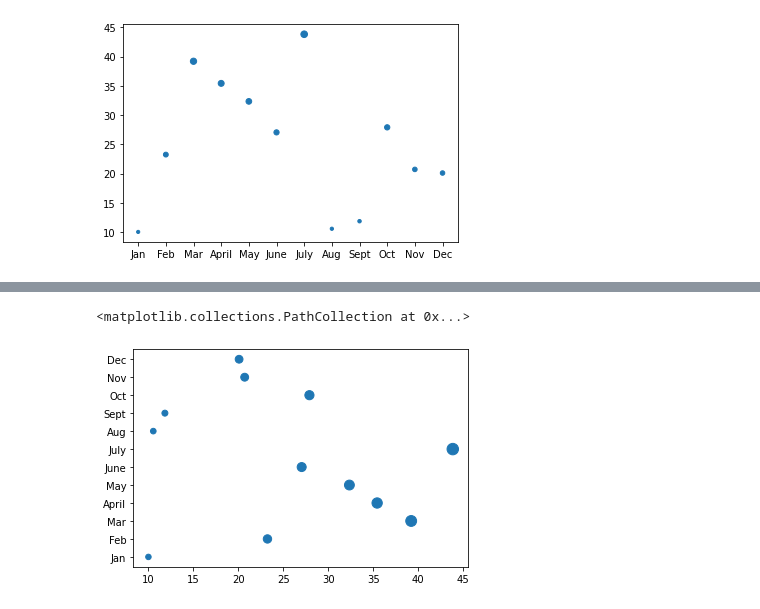
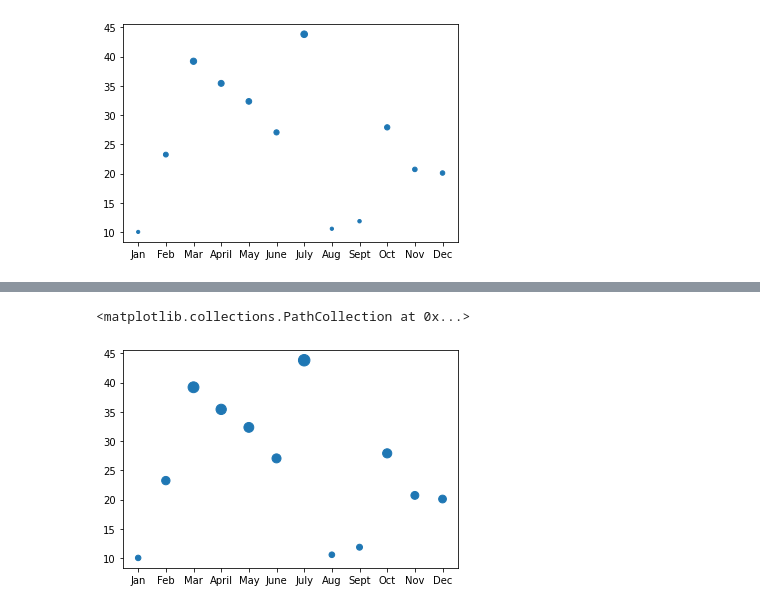
Before and after one commit to armandolatigo/PyBer_Analysis, a Jupyter notebook: matplotlib_practice.ipynb, the cells around one changed output, grey strips where cells are left out. Saved outputs shown, nothing was run; the diff lists cells and outputs as text; code cells hidden in the pictures.

```diff
--- a/matplotlib_practice.ipynb
+++ b/matplotlib_practice.ipynb
@@ -276,5 +305,5 @@ for data in y_axis:
 # %%
-plt.scatter(y_axis, x_axis, s=y_axis_larger)
+plt.scatter(x_axis, y_axis, s=y_axis_larger)
 # %% [output]
 <matplotlib.collections.PathCollection at 0x...>
-[figure, old version]
+[figure, new version]
```
Also changed, not shown: parts of 6 cells of this notebook.
